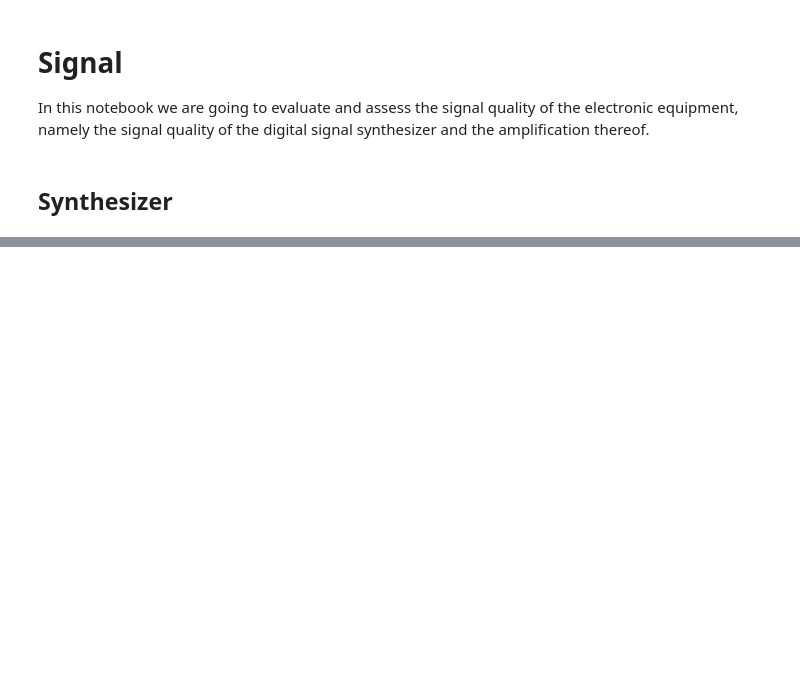
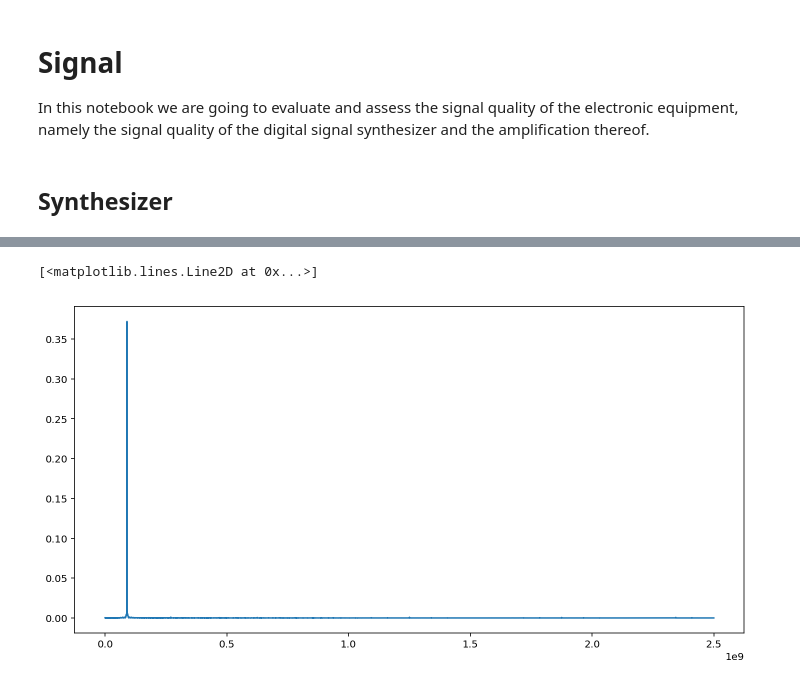
Before and after one commit to bodokaiser/bachelor-thesis, a Jupyter notebook: evaluation/synthesizer-amplifier.ipynb, the cells around one changed output, grey strips where cells are left out. Cells and saved outputs as stored; diff of their text form; code cells hidden in the pictures; blank space fills up the shorter version.

```diff
--- a/evaluation/synthesizer-amplifier.ipynb
+++ b/evaluation/synthesizer-amplifier.ipynb
@@ -45,0 +48,15 @@ plt.plot(t, signal(t))
+# %%
+fft = np.fft.fft(source_h.voltage)
+# sample rate
+T = source_h.time.values[1] - source_h.time.values[0]
+N = fft.size
+f = np.linspace(0, 1/T, N)
+# %%
+freq = f[:N // 2]
+power = np.abs(fft)[:N // 2] / N
+# %%
+plt.figure(figsize=(12, 6))
+plt.plot(freq, power)
+# %% [output]
+[<matplotlib.lines.Line2D at 0x...>]
+[figure, added]
```
Also changed, not shown: parts of 16 cells of this notebook, 2 other files.
